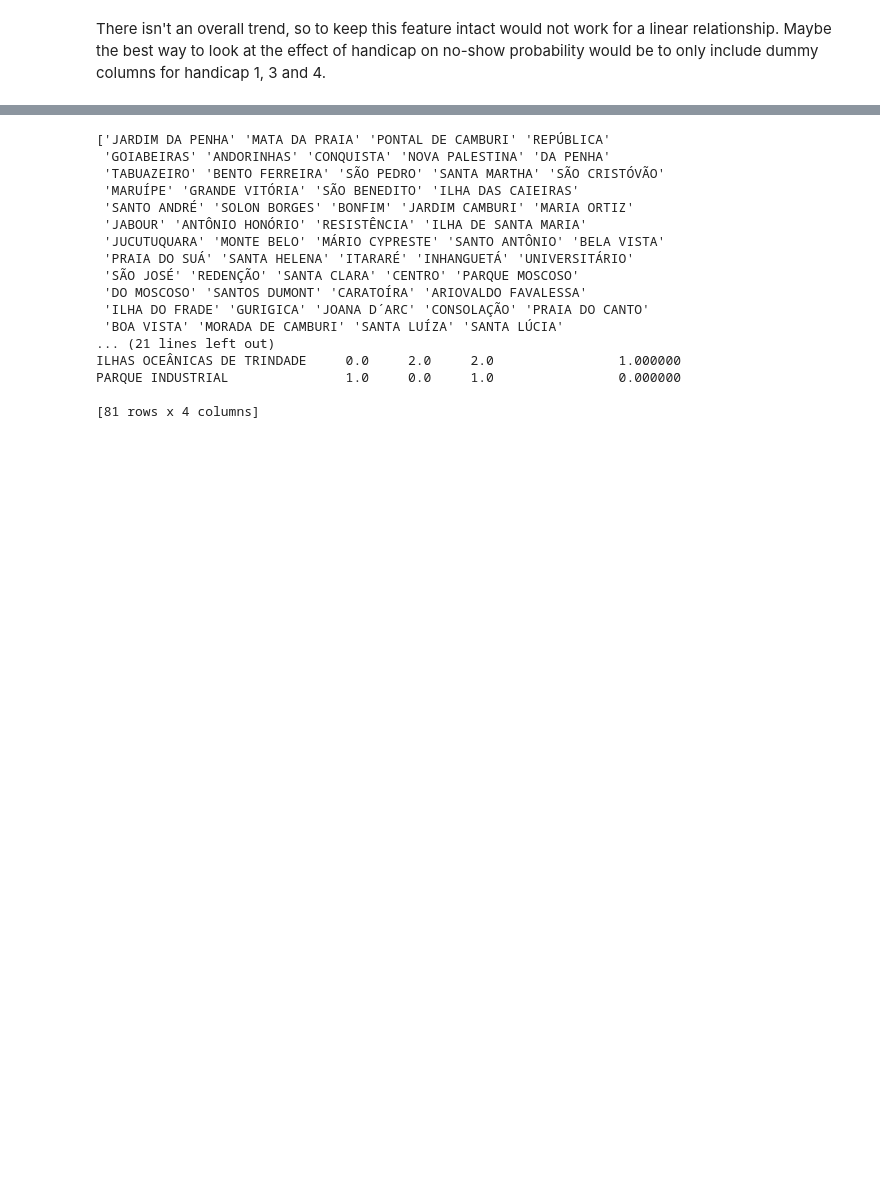
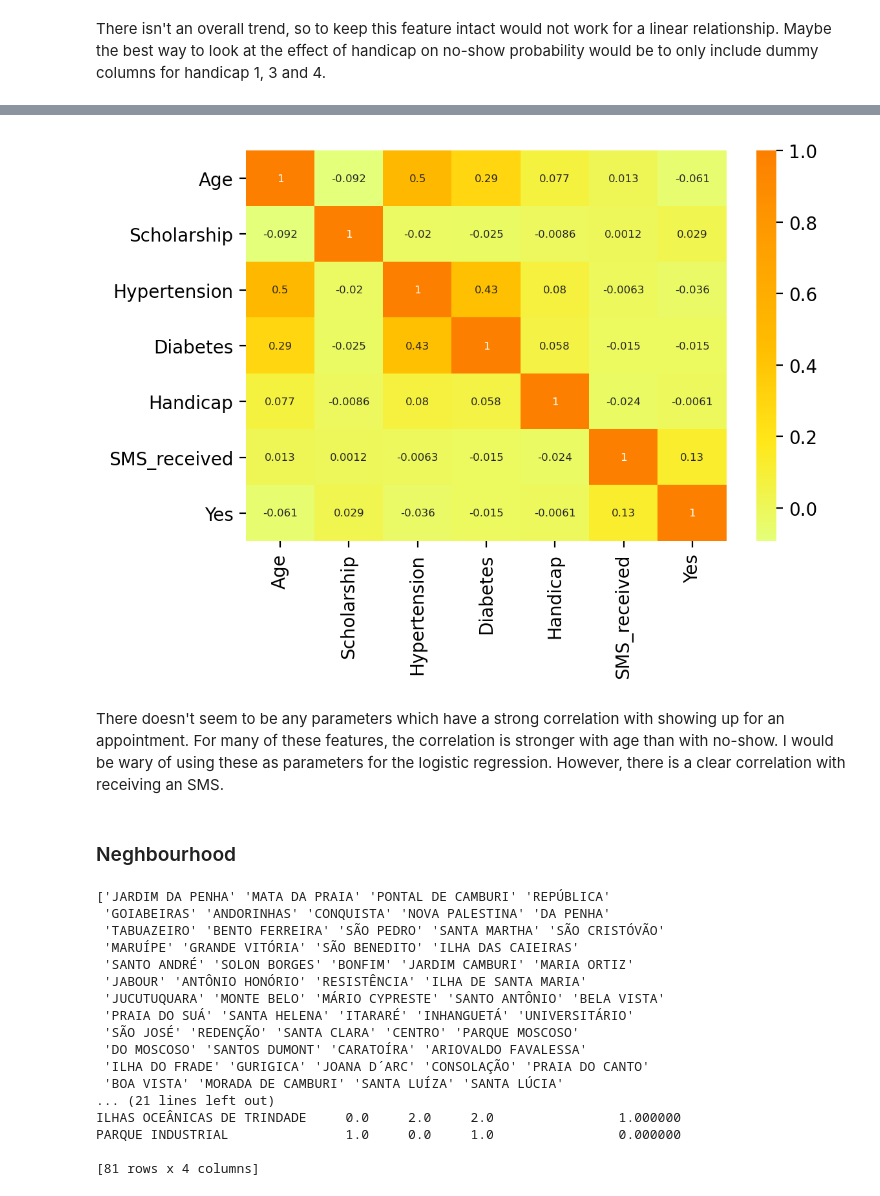
Before and after one commit to foxfoxfox7/Learning-machine-learning, a Jupyter notebook: logistic_regression/Medical_noshow_with_logistic_regression.ipynb, the cells around one changed output, grey strips where cells are left out. Cells and saved outputs as stored; diff of their text form; code cells hidden in the pictures; blank space fills up the shorter version.

```diff
--- a/logistic_regression/Medical_noshow_with_logistic_regression.ipynb
+++ b/logistic_regression/Medical_noshow_with_logistic_regression.ipynb
@@ -164,0 +207,14 @@ There isn't an overall trend, so to keep this feature intact would not work for
+# %%
+df.drop(['Gender', 'Alcoholism'], inplace=True, axis=1)
+
+# Creating a Pearson correlation matrix to visualise correlations between features
+corr_cats = ['Age', 'Scholarship', 'Hypertension', 'Diabetes', 'Handicap', 'SMS_received', 'Yes']
+df_corr = df.loc[:, corr_cats]
+corr = df_corr.corr()
+fig, ax = plt.subplots(dpi=200)
+sns.heatmap(corr, cmap = 'Wistia', annot= True, ax=ax, annot_kws={"size": 6})
+plt.show()
+# %% [output]
+[figure, added]
+# %% [markdown]
+There doesn't seem to be any parameters which have a strong correlation with showing up for an appointment. For many of these features, the correlation is stronger with age than with no-show. I would be wary of using these as parameters for the logistic regression. However, there is a clear correlation with receiving an SMS.
@@ -165,3 +223,5 @@ There isn't an overall trend, so to keep this feature intact would not work for
+# %% [markdown]
+### Neghbourhood
 # %%
 neigh_size = df['Neighbourhood'].unique().size
 neighbourhoods = df['Neighbourhood'].unique()
```
Also changed, not shown: parts of 30 cells of this notebook.
